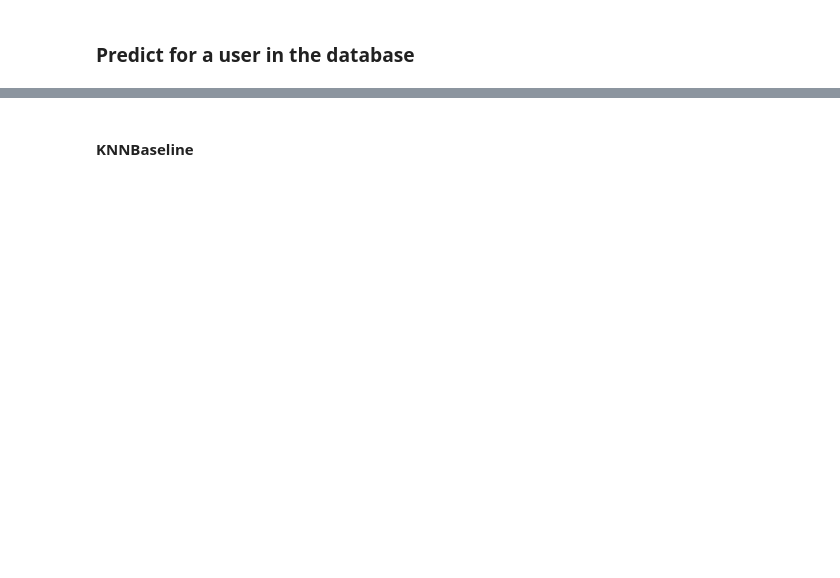
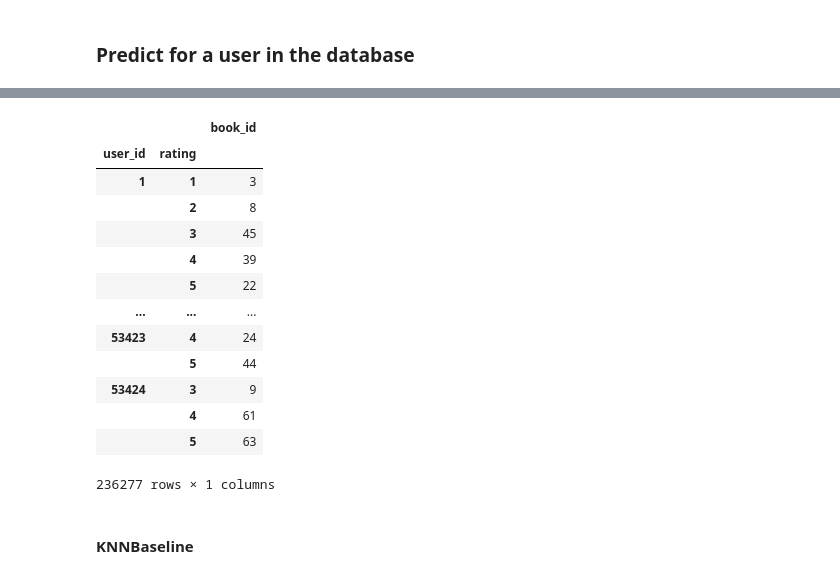
Before and after one commit to Snizzmo/Data-Science, a Jupyter notebook: Capstone3/notebooks/3.0-cf-predictions.ipynb, the cells around one changed output, grey strips where cells are left out. Cells and saved outputs as stored; diff of their text form; code cells hidden in the pictures; blank space fills up the shorter version.

```diff
--- a/Capstone3/notebooks/3.0-cf-predictions.ipynb
+++ b/Capstone3/notebooks/3.0-cf-predictions.ipynb
@@ -89,3 +89,20 @@ Name: user_id, dtype: int64
+# %%
+ratings.groupby(['user_id','rating']).count()
+# %% [output]
+|  |  | book_id |
+| user_id | rating |  |
+| 1 | 1 | 3 |
+|  | 2 | 8 |
+|  | 3 | 45 |
+|  | 4 | 39 |
+|  | 5 | 22 |
+| ... | ... | ... |
+| 53423 | 4 | 24 |
+|  | 5 | 44 |
+| 53424 | 3 | 9 |
+|  | 4 | 61 |
+|  | 5 | 63 |
+236277 rows × 1 columns
 # %% [markdown]
 #### KNNBaseline
 # %%
```
Also changed, not shown: parts of 10 cells of this notebook, 1 other file.
